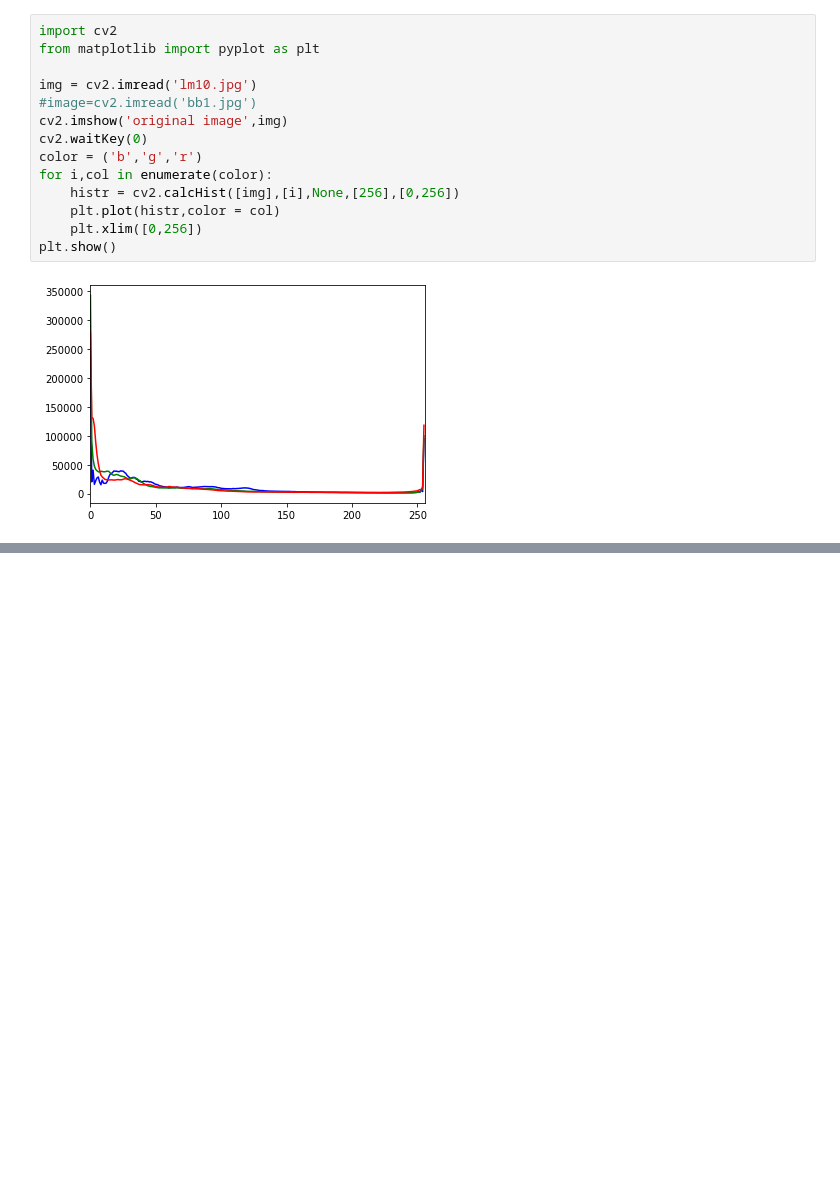
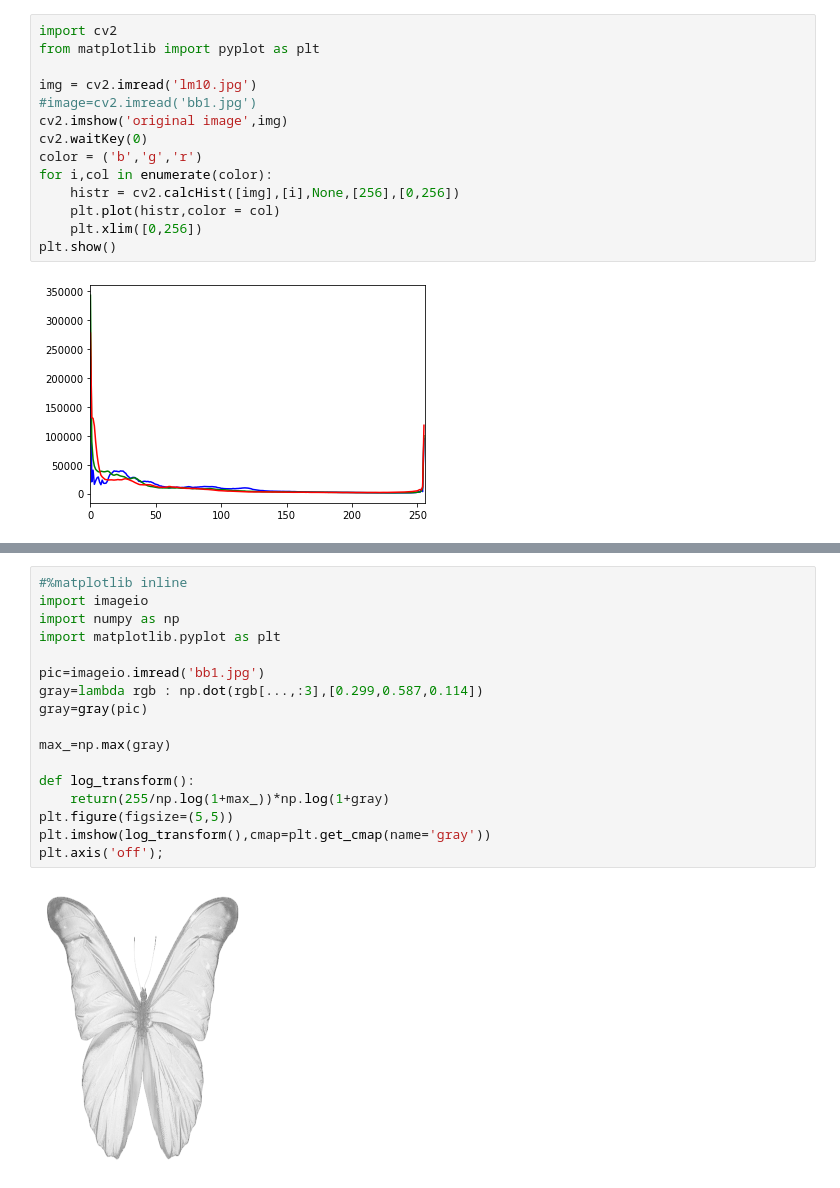
Before and after one commit to Swap77nil/Image-Processing, a Jupyter notebook: Untitled38.ipynb, the cells around one changed output, grey strips where cells are left out. Saved outputs shown, nothing was run; the diff lists cells and outputs as text; blank space fills up the shorter version.

```diff
--- a/Untitled38.ipynb
+++ b/Untitled38.ipynb
@@ -231,0 +265,19 @@ plt.show()
+# %%
+#%matplotlib inline
+import imageio
+import numpy as np
+import matplotlib.pyplot as plt
+
+pic=imageio.imread('bb1.jpg')
+gray=lambda rgb : np.dot(rgb[...,:3],[0.299,0.587,0.114])
+gray=gray(pic)
+
+max_=np.max(gray)
+
+def log_transform():
+    return(255/np.log(1+max_))*np.log(1+gray)
+plt.figure(figsize=(5,5))
+plt.imshow(log_transform(),cmap=plt.get_cmap(name='gray'))
+plt.axis('off');
+# %% [output]
+[figure, added]
```
Also changed, not shown: parts of 7 cells of this notebook.
